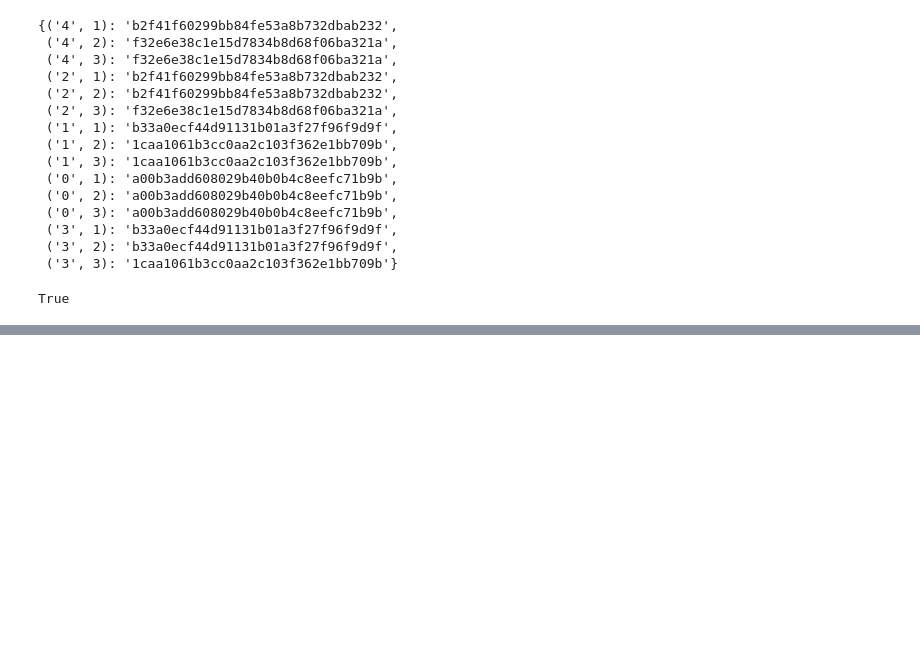
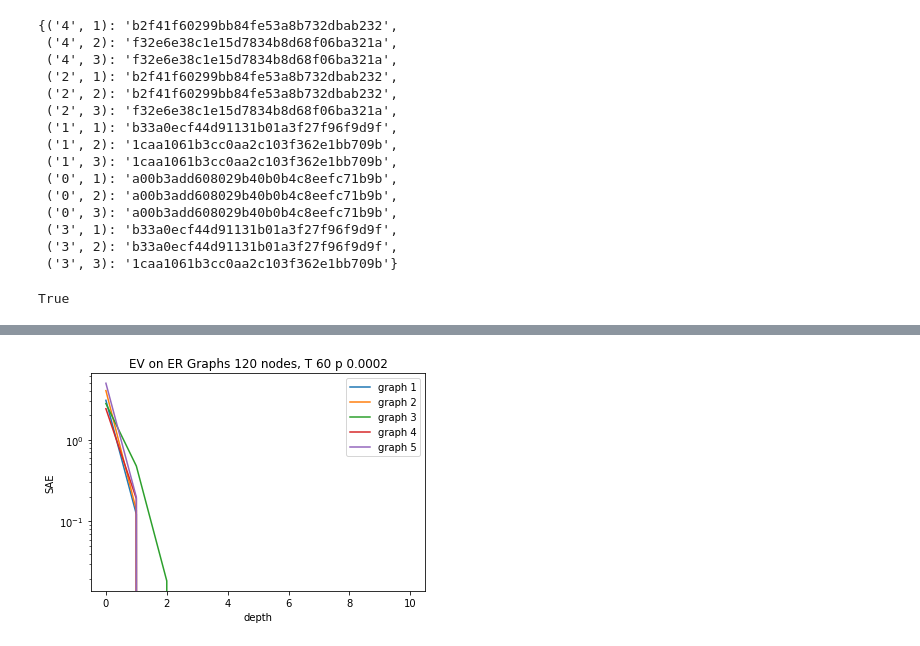
Before and after one commit to busyweaver/temporal_nest, a Jupyter notebook: synthetic_data.ipynb, the cells around one changed output, grey strips where cells are left out. Saved outputs shown, nothing was run; the diff lists cells and outputs as text; code cells hidden in the pictures; blank space fills up the shorter version.

```diff
--- a/synthetic_data.ipynb
+++ b/synthetic_data.ipynb
@@ -51,6 +51,10 @@ def mats_to_q(mats,alpha=-1):
         alpha = 1/(2*rho)
     id_mat = np.matrix( [   [0.0 if i!=j else 1.0 for j in range(len(mats[0])) ] for i in range(len(mats[0]))  ])
     return functools.reduce(np.matmul,list(map( lambda x : inv(id_mat-alpha*x), mats )))
+
+def mats_to_ev(mats):
+    id_mat = np.matrix( [   [0.0 if i!=j else 1.0 for j in range(len(mats[0])) ] for i in range(len(mats[0]))  ])
+    return functools.reduce(np.matmul,list(map( lambda x : (id_mat + x).transpose(), mats )))
 
 #at most one link per time
 def mats_to_q_variant(mats,alpha=-1):
@@ -131,6 +135,10 @@ def katz(g):
     mats = temp_to_matrices(g)
     return mats_to_q(mats).sum(axis=1)
 
+def EV(g):
+    mats = temp_to_matrices(g)
+    return mats_to_ev(mats).sum(axis=1)
+
 
 def SAE(s,s2):
     l = list(map(lambda x : x[0], s.tolist()))
@@ -320,0 +376,27 @@ plt.show()
+# %%
+import matplotlib.pyplot as plt
+import numpy as np
+
+# evenly sampled time at 200ms intervals
+x = [  de for de in range(0,dep+1) ]
+x.sort()
+y = dict()
+
+for n in d.keys():
+    for de in d[n].keys():
+        if n not in y:
+            y[n] = []
+        y[n].append(d[n][de])
+
+# red dashes, blue squares and green triangles
+for n in y.keys():
+    plt.plot(x,y[n],label='graph '+str(n))
+plt.yscale("log")
+plt.xlabel("depth")
+plt.ylabel("SAE")
+plt.title('EV on ER Graphs '+str(N)+' nodes, T '+ str(T)+' p '+str(float(p))[:6])
+plt.legend()
+plt.savefig('EV.png', dpi=300)
+plt.show()
+# %% [output]
+[figure, added]
```
Also changed, not shown: parts of 3 cells of this notebook, 3 other files.
